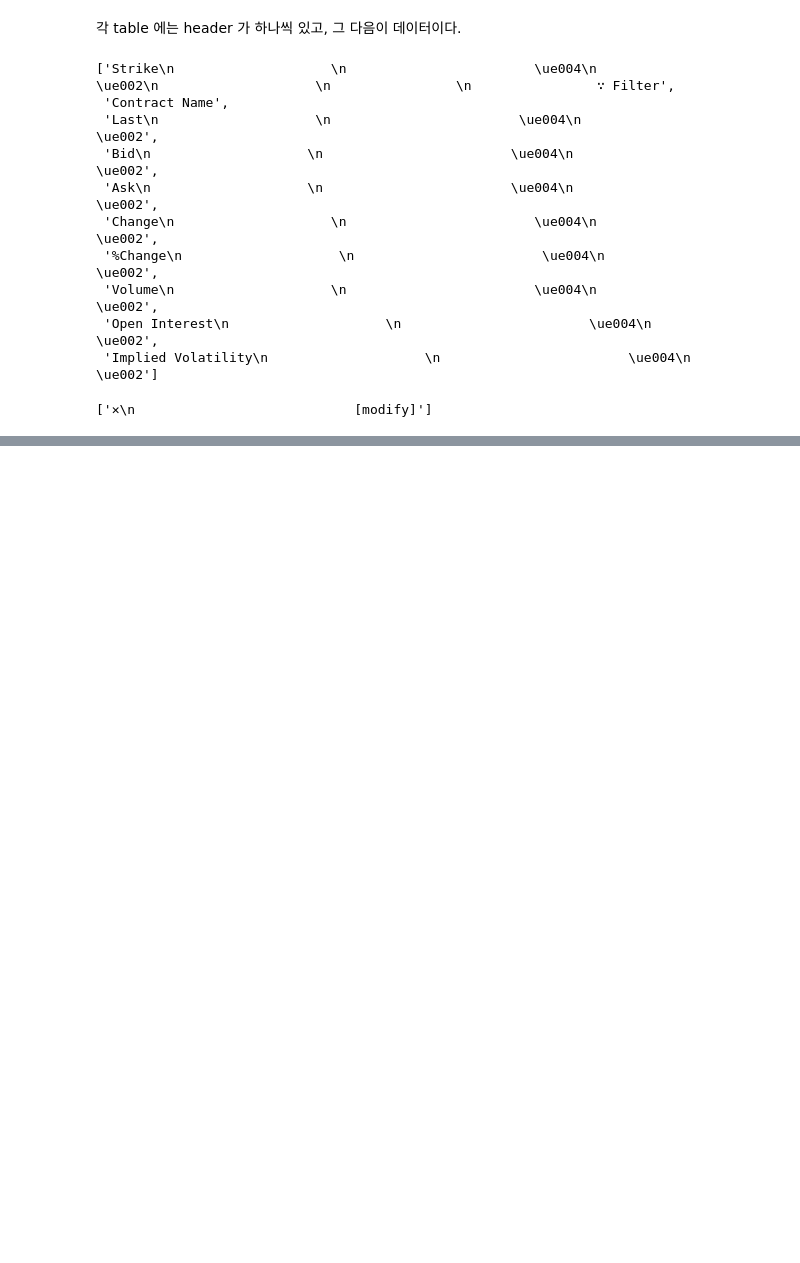
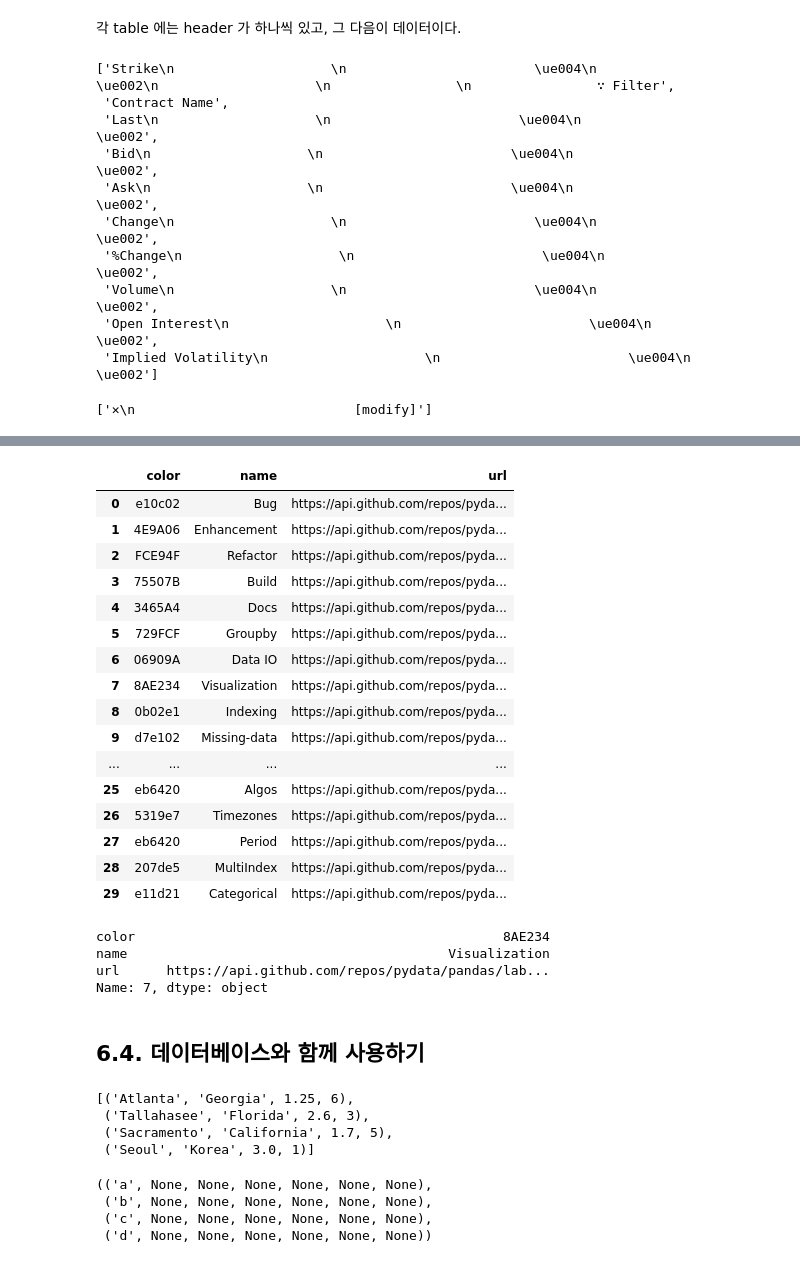
Before and after one commit to tomining/python, a Jupyter notebook: python_for_data_analysis/CH6_DATA_HANDLING.ipynb, the cells around one changed output, grey strips where cells are left out. Saved outputs shown, nothing was run; the diff lists cells and outputs as text; code cells hidden in the pictures; blank space fills up the shorter version.

```diff
--- a/python_for_data_analysis/CH6_DATA_HANDLING.ipynb
+++ b/python_for_data_analysis/CH6_DATA_HANDLING.ipynb
@@ -684,0 +855,3 @@ _unpack(rows[1], kind='td')
+# %%
+url = 'https://api.github.com/repos/pydata/pandas/milestones/28/labels'
+resp = requests.get(url)
@@ -684,0 +862,2 @@ _unpack(rows[1], kind='td')
+# %%
+data = resp.json()
@@ -684,0 +882,31 @@ _unpack(rows[1], kind='td')
+# %%
+issue_labels = pd.DataFrame(data)
+# %%
+issue_labels
+# %% [output]
+|  | color | name | url |
+| 0 | e10c02 | Bug | https://api.github.com/repos/pyda... |
+| 1 | 4E9A06 | Enhancement | https://api.github.com/repos/pyda... |
+| 2 | FCE94F | Refactor | https://api.github.com/repos/pyda... |
+| 3 | 75507B | Build | https://api.github.com/repos/pyda... |
+| 4 | 3465A4 | Docs | https://api.github.com/repos/pyda... |
+| 5 | 729FCF | Groupby | https://api.github.com/repos/pyda... |
+| 6 | 06909A | Data IO | https://api.github.com/repos/pyda... |
+| 7 | 8AE234 | Visualization | https://api.github.com/repos/pyda... |
+| 8 | 0b02e1 | Indexing | https://api.github.com/repos/pyda... |
+| 9 | d7e102 | Missing-data | https://api.github.com/repos/pyda... |
+| ... | ... | ... | ... |
+| 25 | eb6420 | Algos | https://api.github.com/repos/pyda... |
+| 26 | 5319e7 | Timezones | https://api.github.com/repos/pyda... |
+| 27 | eb6420 | Period | https://api.github.com/repos/pyda... |
+| 28 | 207de5 | MultiIndex | https://api.github.com/repos/pyda... |
+| 29 | e11d21 | Categorical | https://api.github.com/repos/pyda... |
+# %%
+issue_labels.ix[7]
+# %% [output]
+color                                               8AE234
+name                                         Visualization
+url      https://api.github.com/repos/pydata/pandas/lab...
+Name: 7, dtype: object
+# %% [markdown]
+## 6.4. 데이터베이스와 함께 사용하기
@@ -684,0 +940,14 @@ _unpack(rows[1], kind='td')
+# %%
+rows
+# %% [output]
+[('Atlanta', 'Georgia', 1.25, 6),
+ ('Tallahasee', 'Florida', 2.6, 3),
+ ('Sacramento', 'California', 1.7, 5),
+ ('Seoul', 'Korea', 3.0, 1)]
+# %%
+cursor.description
+# %% [output]
+(('a', None, None, None, None, None, None),
+ ('b', None, None, None, None, None, None),
+ ('c', None, None, None, None, None, None),
+ ('d', None, None, None, None, None, None))
```
Also changed, not shown: parts of 63 cells of this notebook, 2 other files.
